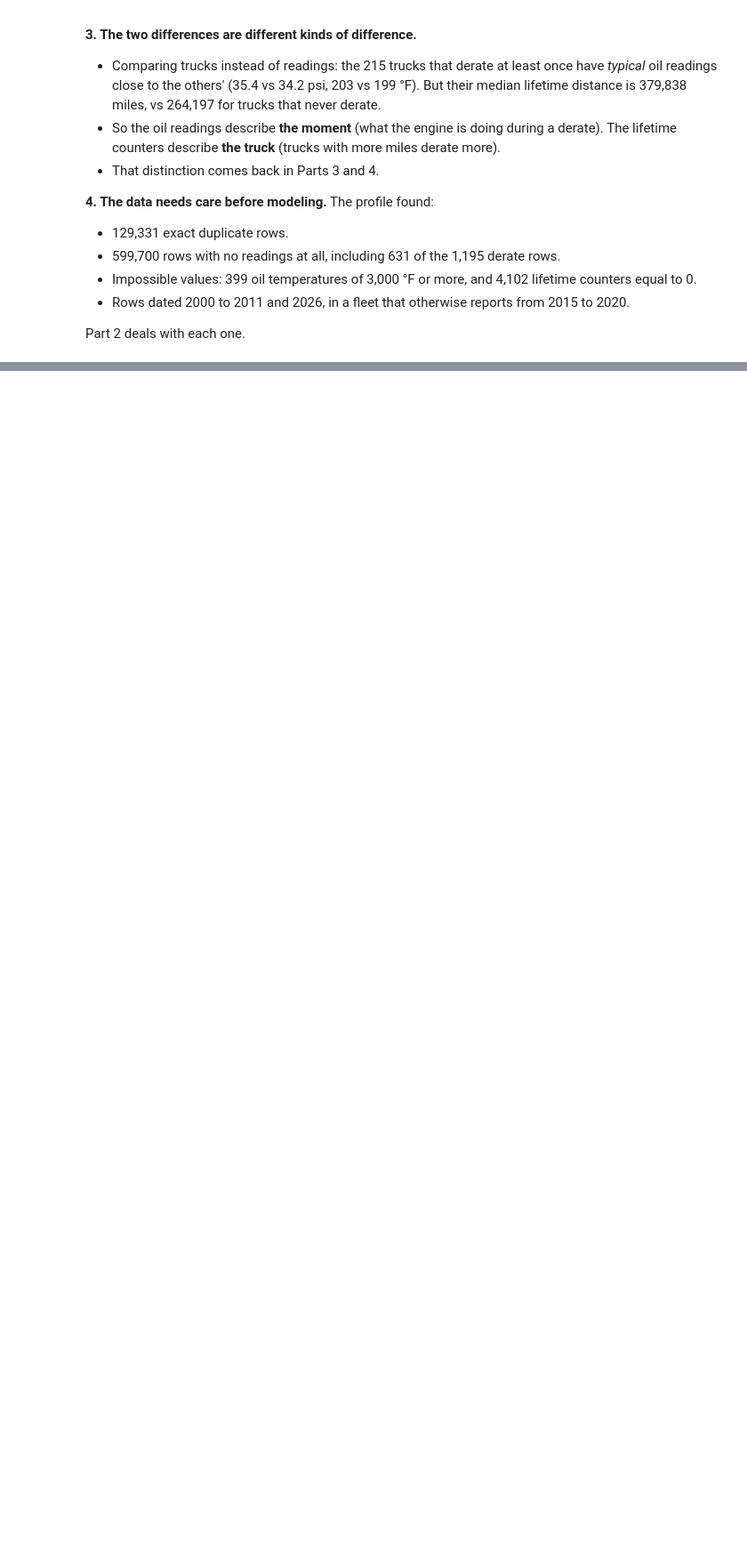
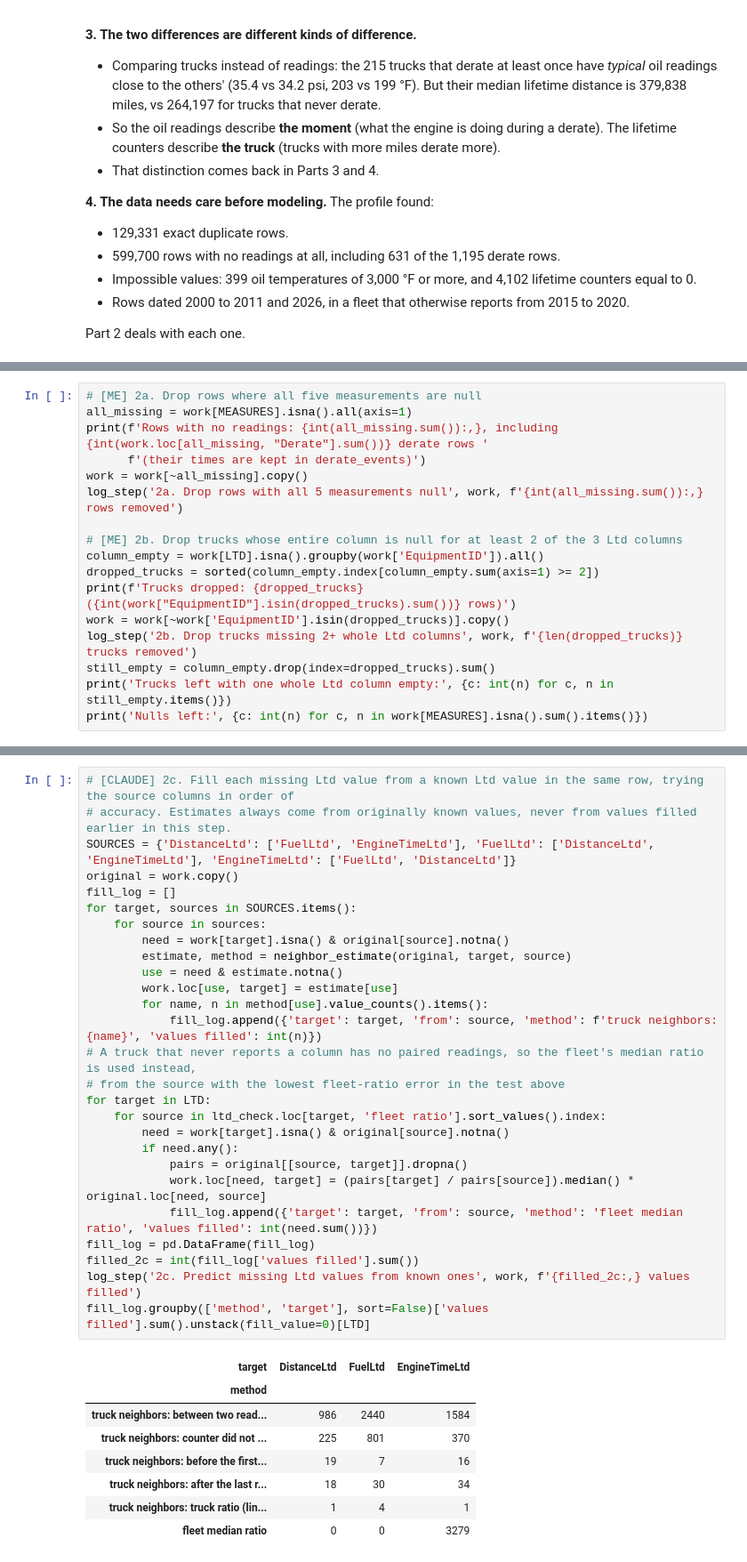
Before and after one commit to AI-for-Analytics-4/Big_NSS, a Jupyter notebook: submissions/juan_zavala/derate_prediction.ipynb, the cells around one changed output, grey strips where cells are left out. Shown at 89% size. Saved outputs shown, nothing was run; the diff lists cells and outputs as text; blank space fills up the shorter version.

```diff
--- a/submissions/juan_zavala/derate_prediction.ipynb
+++ b/submissions/juan_zavala/derate_prediction.ipynb
@@ -219,0 +319,17 @@ Part 2 deals with each one.
+# %%
+# [ME] 2a. Drop rows where all five measurements are null
+all_missing = work[MEASURES].isna().all(axis=1)
+print(f'Rows with no readings: {int(all_missing.sum()):,}, including {int(work.loc[all_missing, "Derate"].sum())} derate rows '
+      f'(their times are kept in derate_events)')
+work = work[~all_missing].copy()
+log_step('2a. Drop rows with all 5 measurements null', work, f'{int(all_missing.sum()):,} rows removed')
+
+# [ME] 2b. Drop trucks whose entire column is null for at least 2 of the 3 Ltd columns
+column_empty = work[LTD].isna().groupby(work['EquipmentID']).all()
+dropped_trucks = sorted(column_empty.index[column_empty.sum(axis=1) >= 2])
+print(f'Trucks dropped: {dropped_trucks} ({int(work["EquipmentID"].isin(dropped_trucks).sum())} rows)')
+work = work[~work['EquipmentID'].isin(dropped_trucks)].copy()
+log_step('2b. Drop trucks missing 2+ whole Ltd columns', work, f'{len(dropped_trucks)} trucks removed')
+still_empty = column_empty.drop(index=dropped_trucks).sum()
+print('Trucks left with one whole Ltd column empty:', {c: int(n) for c, n in still_empty.items()})
+print('Nulls left:', {c: int(n) for c, n in work[MEASURES].isna().sum().items()})
@@ -219,0 +464,36 @@ Part 2 deals with each one.
+# %%
+# [CLAUDE] 2c. Fill each missing Ltd value from a known Ltd value in the same row, trying the source columns in order of
+# accuracy. Estimates always come from originally known values, never from values filled earlier in this step.
+SOURCES = {'DistanceLtd': ['FuelLtd', 'EngineTimeLtd'], 'FuelLtd': ['DistanceLtd', 'EngineTimeLtd'], 'EngineTimeLtd': ['FuelLtd', 'DistanceLtd']}
+original = work.copy()
+fill_log = []
+for target, sources in SOURCES.items():
+    for source in sources:
+        need = work[target].isna() & original[source].notna()
+        estimate, method = neighbor_estimate(original, target, source)
+        use = need & estimate.notna()
+        work.loc[use, target] = estimate[use]
+        for name, n in method[use].value_counts().items():
+            fill_log.append({'target': target, 'from': source, 'method': f'truck neighbors: {name}', 'values filled': int(n)})
+# A truck that never reports a column has no paired readings, so the fleet's median ratio is used instead,
+# from the source with the lowest fleet-ratio error in the test above
+for target in LTD:
+    for source in ltd_check.loc[target, 'fleet ratio'].sort_values().index:
+        need = work[target].isna() & original[source].notna()
+        if need.any():
+            pairs = original[[source, target]].dropna()
+            work.loc[need, target] = (pairs[target] / pairs[source]).median() * original.loc[need, source]
+            fill_log.append({'target': target, 'from': source, 'method': 'fleet median ratio', 'values filled': int(need.sum())})
+fill_log = pd.DataFrame(fill_log)
+filled_2c = int(fill_log['values filled'].sum())
+log_step('2c. Predict missing Ltd values from known ones', work, f'{filled_2c:,} values filled')
+fill_log.groupby(['method', 'target'], sort=False)['values filled'].sum().unstack(fill_value=0)[LTD]
+# %% [output]
+| target | DistanceLtd | FuelLtd | EngineTimeLtd |
+| method |  |  |  |
+| truck neighbors: between two read... | 986 | 2440 | 1584 |
+| truck neighbors: counter did not ... | 225 | 801 | 370 |
+| truck neighbors: before the first... | 19 | 7 | 16 |
+| truck neighbors: after the last r... | 18 | 30 | 34 |
+| truck neighbors: truck ratio (lin... | 1 | 4 | 1 |
+| fleet median ratio | 0 | 0 | 3279 |
```
Also changed, not shown: parts of 17 cells of this notebook, 3 other files.
